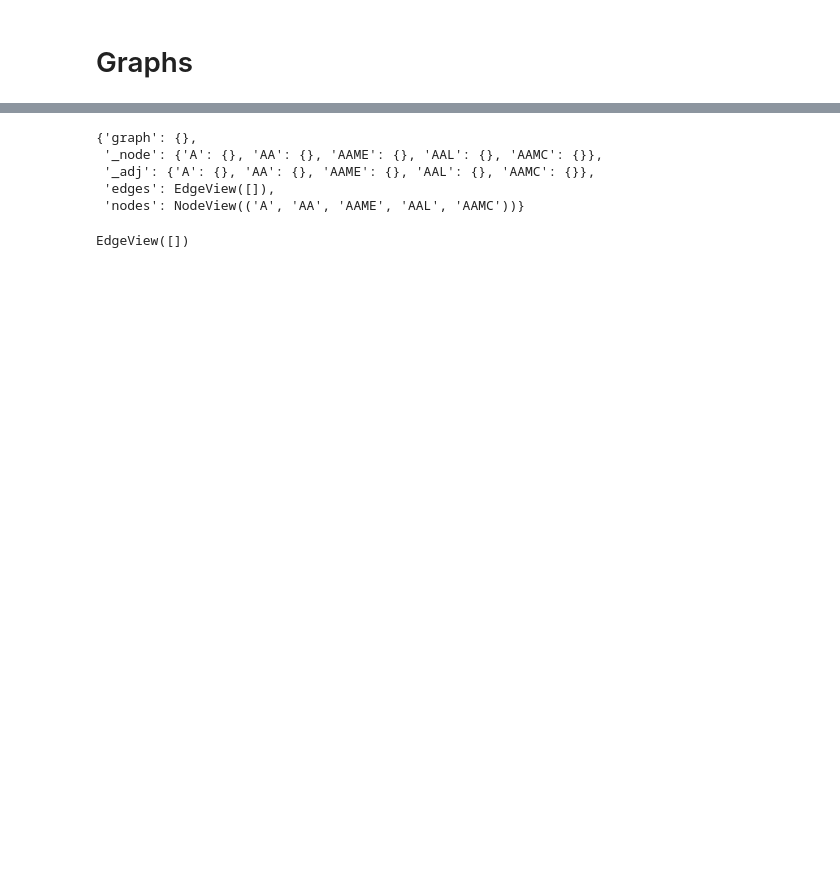
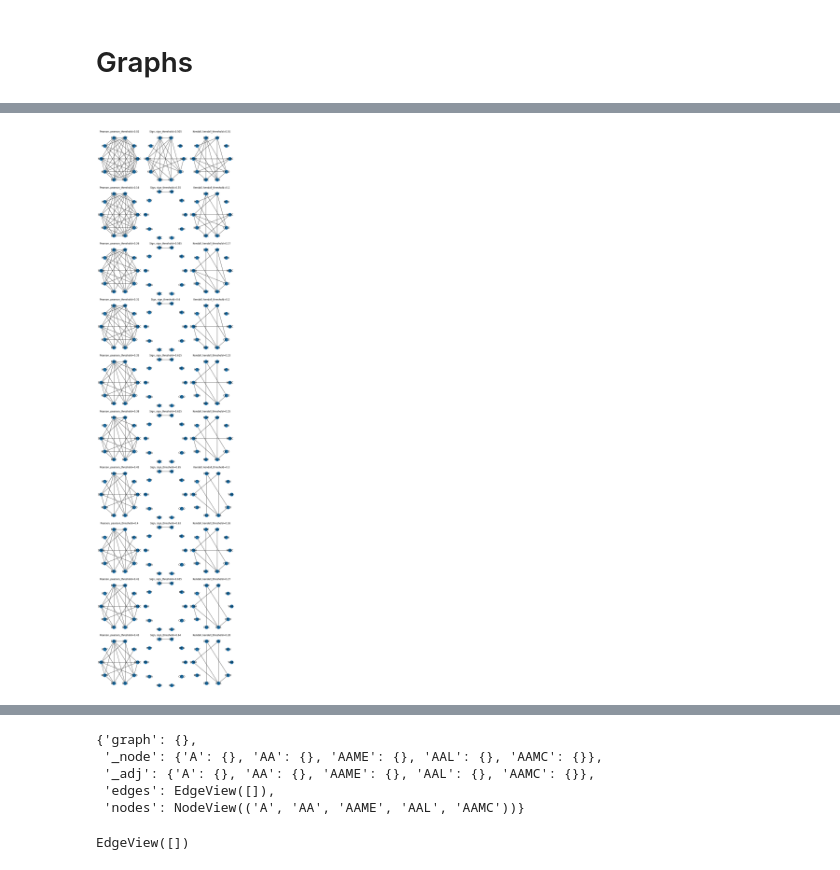
Before and after one commit to danyaklimov/coursework, a Jupyter notebook: coursework.ipynb, the cells around one changed output, grey strips where cells are left out. Drawn from its saved outputs; the diff is of its cells as text; code cells hidden in the pictures; blank space fills up the shorter version.

```diff
--- a/coursework.ipynb
+++ b/coursework.ipynb
@@ -39,0 +161,4 @@ import os
+# %%
+fig
+# %% [output]
+[figure, added]
```
Also changed, not shown: parts of 15 cells of this notebook, 6 other files.
